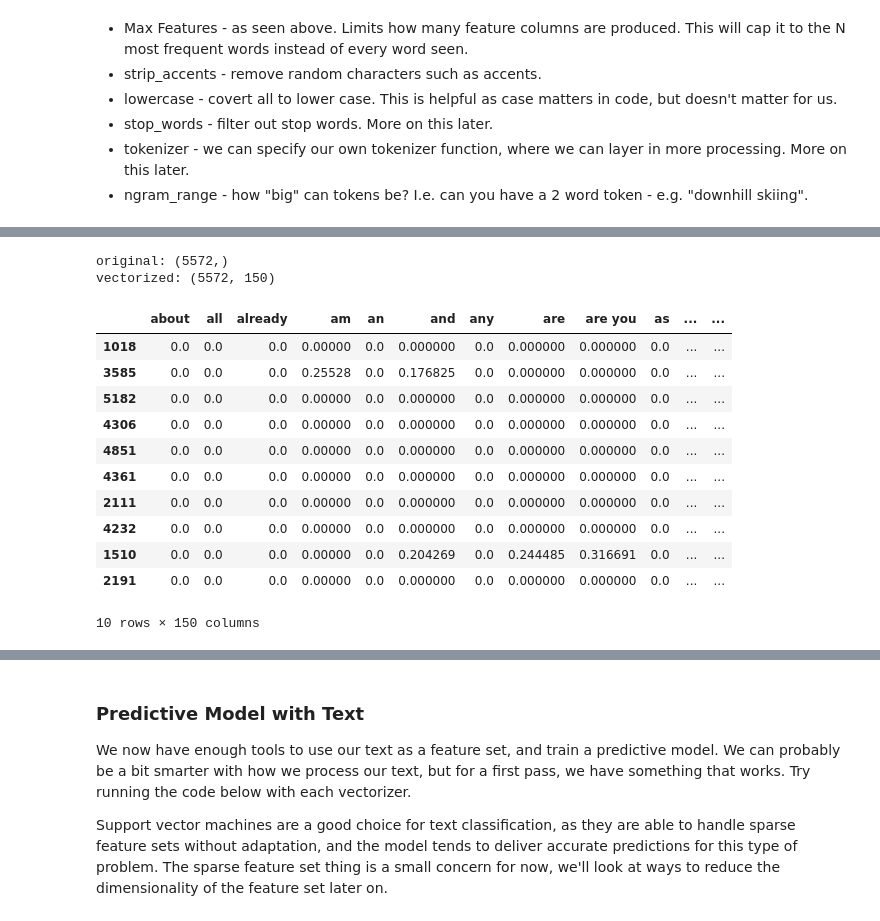
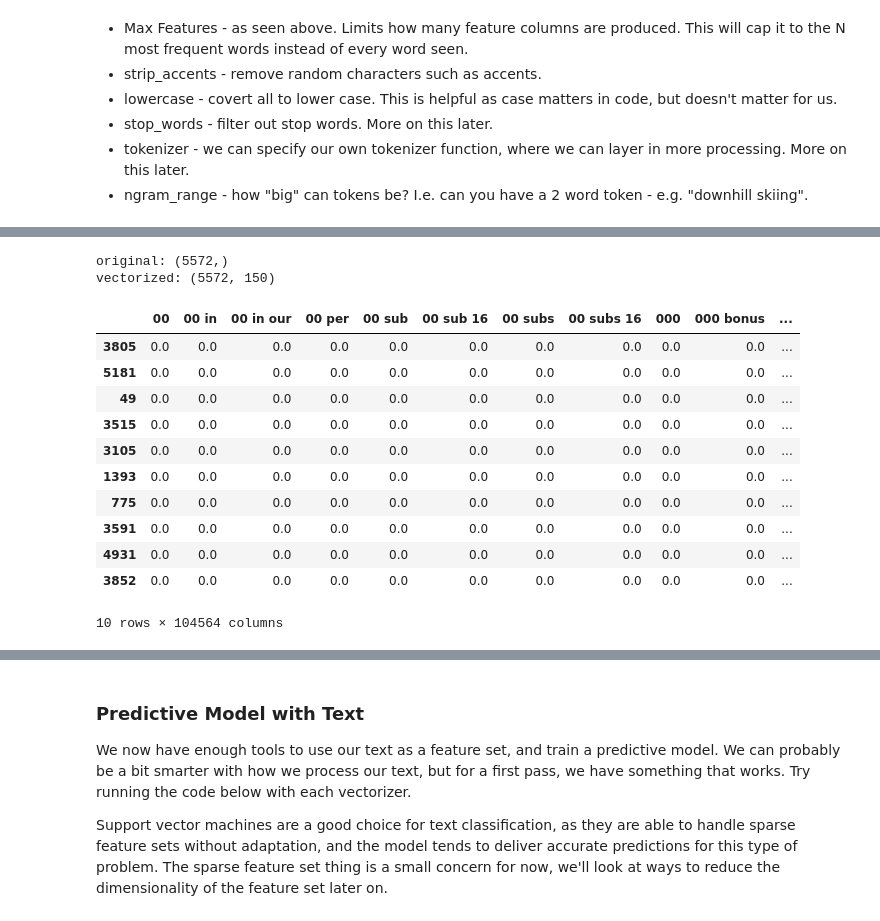
Before and after one commit to michaeljharris/Intro_to_Machine_Learning_Student_Workbooks, a Jupyter notebook: 011_nlp_basics_sol.ipynb, the cells around one changed output, grey strips where cells are left out. Saved outputs shown, nothing was run; the diff lists cells and outputs as text; code cells hidden in the pictures.

```diff
--- a/011_nlp_basics_sol.ipynb
+++ b/011_nlp_basics_sol.ipynb
@@ -263,25 +263,25 @@ N-grams are a way to capture the relationship between words. For example, the ph
 We can allow longer n-grams with a hyperparameter, for this example I allowed things up to 3, we can see that the number of features will explode in size as now any up to n-word long sequence can be a feature in our feature set.
 # %%
 #TF-IDF
-vec_tf_ng = TfidfVectorizer(ngram_range=(1,3), max_features=150, strip_accents='unicode')
+vec_tf_ng = TfidfVectorizer(ngram_range=[1,3])
 tmp_ng = vec_tf_ng.fit_transform(df["text"])
-tok_cols_ng = vec_tf_ng.get_feature_names_out()
+tok_cols_ng = vec_tf_ng.get_feature_names()
 tok_df_ng = pd.DataFrame(tmp_ng.toarray(), columns=tok_cols_ng)
 print("original:", df["text"].shape)
 print("vectorized:", tmp.shape)
 tok_df_ng.sample(10)
 # %% [output]
 original: (5572,)
 vectorized: (5572, 150)
-|  | about | all | already | am | an | and | any | are | are you | as | ... | ... |
-| 1018 | 0.0 | 0.0 | 0.0 | 0.00000 | 0.0 | 0.000000 | 0.0 | 0.000000 | 0.000000 | 0.0 | ... | ... |
-| 3585 | 0.0 | 0.0 | 0.0 | 0.25528 | 0.0 | 0.176825 | 0.0 | 0.000000 | 0.000000 | 0.0 | ... | ... |
-| 5182 | 0.0 | 0.0 | 0.0 | 0.00000 | 0.0 | 0.000000 | 0.0 | 0.000000 | 0.000000 | 0.0 | ... | ... |
-| 4306 | 0.0 | 0.0 | 0.0 | 0.00000 | 0.0 | 0.000000 | 0.0 | 0.000000 | 0.000000 | 0.0 | ... | ... |
-| 4851 | 0.0 | 0.0 | 0.0 | 0.00000 | 0.0 | 0.000000 | 0.0 | 0.000000 | 0.000000 | 0.0 | ... | ... |
-| 4361 | 0.0 | 0.0 | 0.0 | 0.00000 | 0.0 | 0.000000 | 0.0 | 0.000000 | 0.000000 | 0.0 | ... | ... |
-| 2111 | 0.0 | 0.0 | 0.0 | 0.00000 | 0.0 | 0.000000 | 0.0 | 0.000000 | 0.000000 | 0.0 | ... | ... |
-| 4232 | 0.0 | 0.0 | 0.0 | 0.00000 | 0.0 | 0.000000 | 0.0 | 0.000000 | 0.000000 | 0.0 | ... | ... |
-| 1510 | 0.0 | 0.0 | 0.0 | 0.00000 | 0.0 | 0.204269 | 0.0 | 0.244485 | 0.316691 | 0.0 | ... | ... |
-| 2191 | 0.0 | 0.0 | 0.0 | 0.00000 | 0.0 | 0.000000 | 0.0 | 0.000000 | 0.000000 | 0.0 | ... | ... |
+|  | 00 | 00 in | 00 in our | 00 per | 00 sub | 00 sub 16 | 00 subs | 00 subs 16 | 000 | 000 bonus | ... |
+| 3805 | 0.0 | 0.0 | 0.0 | 0.0 | 0.0 | 0.0 | 0.0 | 0.0 | 0.0 | 0.0 | ... |
+| 5181 | 0.0 | 0.0 | 0.0 | 0.0 | 0.0 | 0.0 | 0.0 | 0.0 | 0.0 | 0.0 | ... |
+| 49 | 0.0 | 0.0 | 0.0 | 0.0 | 0.0 | 0.0 | 0.0 | 0.0 | 0.0 | 0.0 | ... |
+| 3515 | 0.0 | 0.0 | 0.0 | 0.0 | 0.0 | 0.0 | 0.0 | 0.0 | 0.0 | 0.0 | ... |
+| 3105 | 0.0 | 0.0 | 0.0 | 0.0 | 0.0 | 0.0 | 0.0 | 0.0 | 0.0 | 0.0 | ... |
+| 1393 | 0.0 | 0.0 | 0.0 | 0.0 | 0.0 | 0.0 | 0.0 | 0.0 | 0.0 | 0.0 | ... |
+| 775 | 0.0 | 0.0 | 0.0 | 0.0 | 0.0 | 0.0 | 0.0 | 0.0 | 0.0 | 0.0 | ... |
+| 3591 | 0.0 | 0.0 | 0.0 | 0.0 | 0.0 | 0.0 | 0.0 | 0.0 | 0.0 | 0.0 | ... |
+| 4931 | 0.0 | 0.0 | 0.0 | 0.0 | 0.0 | 0.0 | 0.0 | 0.0 | 0.0 | 0.0 | ... |
+| 3852 | 0.0 | 0.0 | 0.0 | 0.0 | 0.0 | 0.0 | 0.0 | 0.0 | 0.0 | 0.0 | ... |
-10 rows × 150 columns
+10 rows × 104564 columns
```
Also changed, not shown: parts of 5 cells of this notebook, 1 other file.
